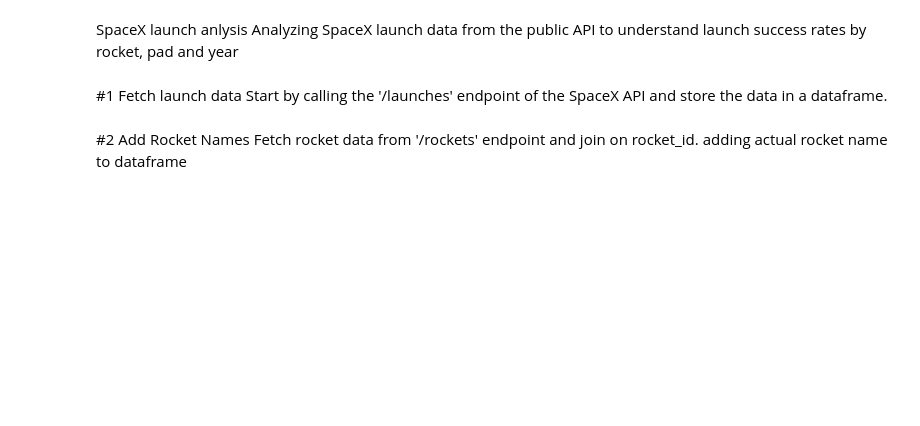
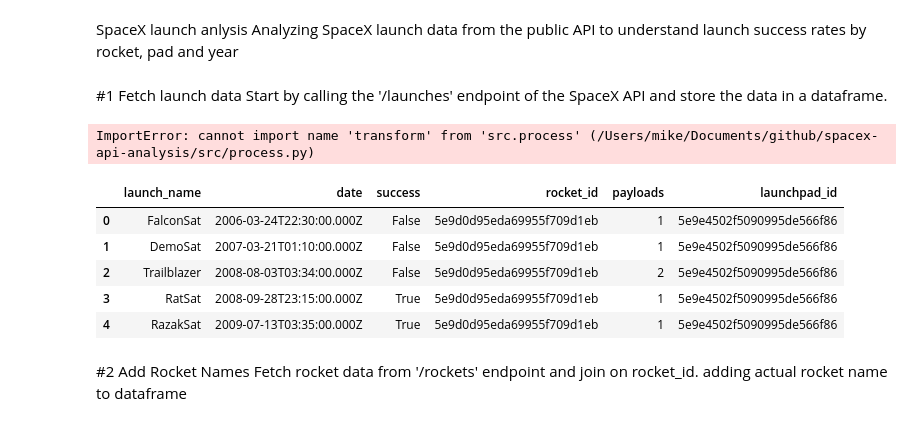
Before and after one commit to mrsteien/spacex-api-analysis, a Jupyter notebook: main.ipynb, the cells around one changed output. Saved outputs shown, nothing was run; the diff lists cells and outputs as text; code cells hidden in the pictures; blank space fills up the shorter version.

```diff
--- a/main.ipynb
+++ b/main.ipynb
@@ -11,32 +12,58 @@ import matplotlib.pyplot as plt
+# %%
+from src.fetch import get_launch_data, get_rocket_data, get_launchpad_data
+from src.process import transform, summarize_launches
+
+def main():
+    # Fetch data
+    launches = get_launch_data()
+    rockets = get_rocket_data()
+    pads = get_launchpad_data()
+
+    # Transform data
+    df = transform(launches, rockets, pads)
+
+    # Summarize launches
+    summary = summarize_launches(df)
+
+    summary.to_csv("data/summary.csv", index=False)
+    print("SpaceX Launch Summary pipeline completed successfully!")
+    # Display results
+    display(summary)
+
+if __name__ == "__main__":
+    main()
+# %% [output]
+ImportError: cannot import name 'transform' from 'src.process' (/Users/mike/Documents/github/spacex-api-analysis/src/process.py)
 # %%
-# API endpoint for all launches
-url = "https://api.spacexdata.com/v4/launches"
+def get_launch_data(): #launch_df
+    # Fetch data
+    url = "https://api.spacexdata.com/v4/launches"
+    response = requests.get(url)
+    if response.status_code == 200:
+        launches = response.json()
+    # Extract relevant fields
+        return pd.DataFrame([{
+            "launch_name": launch["name"],
+            "date": launch["date_utc"],
+            "success": launch["success"],
+            "rocket_id": launch["rocket"],
+            "payloads": len(launch["payloads"]),
+            "launchpad_id": str(launch["launchpad"])
+        } for launch in launches])
+    else:
+        print("Error fetching data:", response.status_code)
+        return pd.DataFrame()
 
-# Fetch data
-response = requests.get(url)
-if response.status_code == 200:
-    launches = response.json()
-
-else:
-    print("Error fetching data:", response.status_code)
-    launches = []
-
-# Extract relevant fields
-launch_data = []
-for launch in launches:
-    launch_data.append({
-        "launch_name": launch["name"],
-        "date": launch["date_utc"],
-        "success": launch["success"],
-        "rocket_id": launch["rocket"],
-        "payloads": len(launch["payloads"]),
-        "launchpad_id": str(launch["launchpad"])
-    })
-
-# Convert to DataFrame
-df = pd.DataFrame(launch_data)
-
-df.to_csv('data/spacex_launches.csv', index=False)
+# df = get_launch_data()
+# display(df.head())
+# df.to_csv('data/spacex_launches.csv', index=False)
+# %% [output]
+|  | launch_name | date | success | rocket_id | payloads | launchpad_id |
+| 0 | FalconSat | 2006-03-24T22:30:00.000Z | False | 5e9d0d95eda69955f709d1eb | 1 | 5e9e4502f5090995de566f86 |
+| 1 | DemoSat | 2007-03-21T01:10:00.000Z | False | 5e9d0d95eda69955f709d1eb | 1 | 5e9e4502f5090995de566f86 |
+| 2 | Trailblazer | 2008-08-03T03:34:00.000Z | False | 5e9d0d95eda69955f709d1eb | 2 | 5e9e4502f5090995de566f86 |
+| 3 | RatSat | 2008-09-28T23:15:00.000Z | True | 5e9d0d95eda69955f709d1eb | 1 | 5e9e4502f5090995de566f86 |
+| 4 | RazakSat | 2009-07-13T03:35:00.000Z | True | 5e9d0d95eda69955f709d1eb | 1 | 5e9e4502f5090995de566f86 |
 # %% [markdown]
 #2 Add Rocket Names
 Fetch rocket data from '/rockets' endpoint and join on rocket_id. adding actual rocket name to dataframe
```
Also changed, not shown: parts of 4 cells of this notebook, 7 other files.
